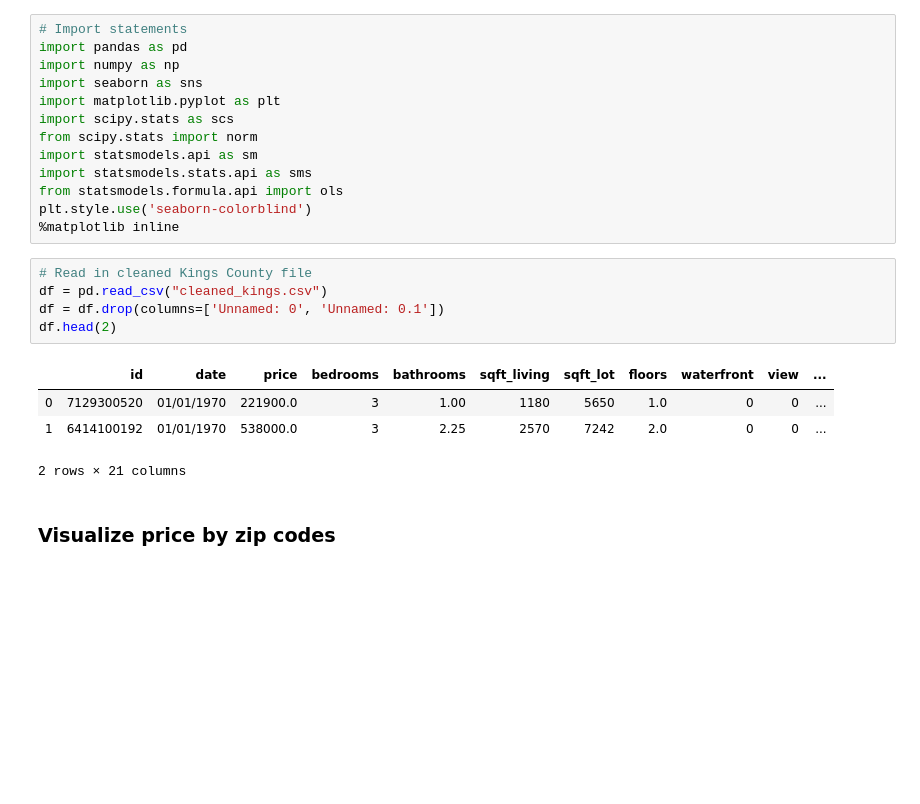
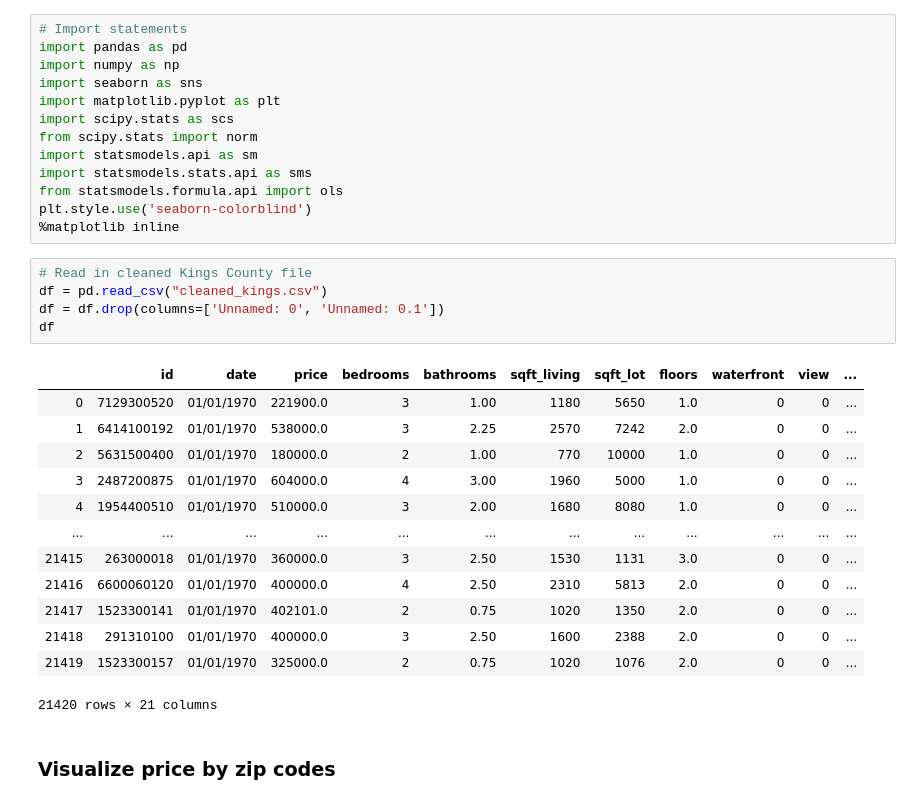
Before and after one commit to shirlwilliams/dsc-mod-2-project-v2-1-online-ds-ft-120919, a Jupyter notebook: 4Model.ipynb, the cells around one changed output. Cells and saved outputs as stored; diff of their text form; blank space fills up the shorter version.

```diff
--- a/4Model.ipynb
+++ b/4Model.ipynb
@@ -17,13 +17,22 @@ plt.style.use('seaborn-colorblind')
 # %%
 # Read in cleaned Kings County file
 df = pd.read_csv("cleaned_kings.csv")
 df = df.drop(columns=['Unnamed: 0', 'Unnamed: 0.1'])
-df.head(2)
+df
 # %% [output]
 |  | id | date | price | bedrooms | bathrooms | sqft_living | sqft_lot | floors | waterfront | view | ... |
 | 0 | 7129300520 | 01/01/1970 | 221900.0 | 3 | 1.00 | 1180 | 5650 | 1.0 | 0 | 0 | ... |
 | 1 | 6414100192 | 01/01/1970 | 538000.0 | 3 | 2.25 | 2570 | 7242 | 2.0 | 0 | 0 | ... |
+| 2 | 5631500400 | 01/01/1970 | 180000.0 | 2 | 1.00 | 770 | 10000 | 1.0 | 0 | 0 | ... |
+| 3 | 2487200875 | 01/01/1970 | 604000.0 | 4 | 3.00 | 1960 | 5000 | 1.0 | 0 | 0 | ... |
+| 4 | 1954400510 | 01/01/1970 | 510000.0 | 3 | 2.00 | 1680 | 8080 | 1.0 | 0 | 0 | ... |
+| ... | ... | ... | ... | ... | ... | ... | ... | ... | ... | ... | ... |
+| 21415 | 263000018 | 01/01/1970 | 360000.0 | 3 | 2.50 | 1530 | 1131 | 3.0 | 0 | 0 | ... |
+| 21416 | 6600060120 | 01/01/1970 | 400000.0 | 4 | 2.50 | 2310 | 5813 | 2.0 | 0 | 0 | ... |
+| 21417 | 1523300141 | 01/01/1970 | 402101.0 | 2 | 0.75 | 1020 | 1350 | 2.0 | 0 | 0 | ... |
+| 21418 | 291310100 | 01/01/1970 | 400000.0 | 3 | 2.50 | 1600 | 2388 | 2.0 | 0 | 0 | ... |
+| 21419 | 1523300157 | 01/01/1970 | 325000.0 | 2 | 0.75 | 1020 | 1076 | 2.0 | 0 | 0 | ... |
-2 rows × 21 columns
+21420 rows × 21 columns
 # %% [markdown]
 ### Visualize price by zip codes
 # %%
```
Also changed, not shown: parts of 12 cells of this notebook, 7 other files.
